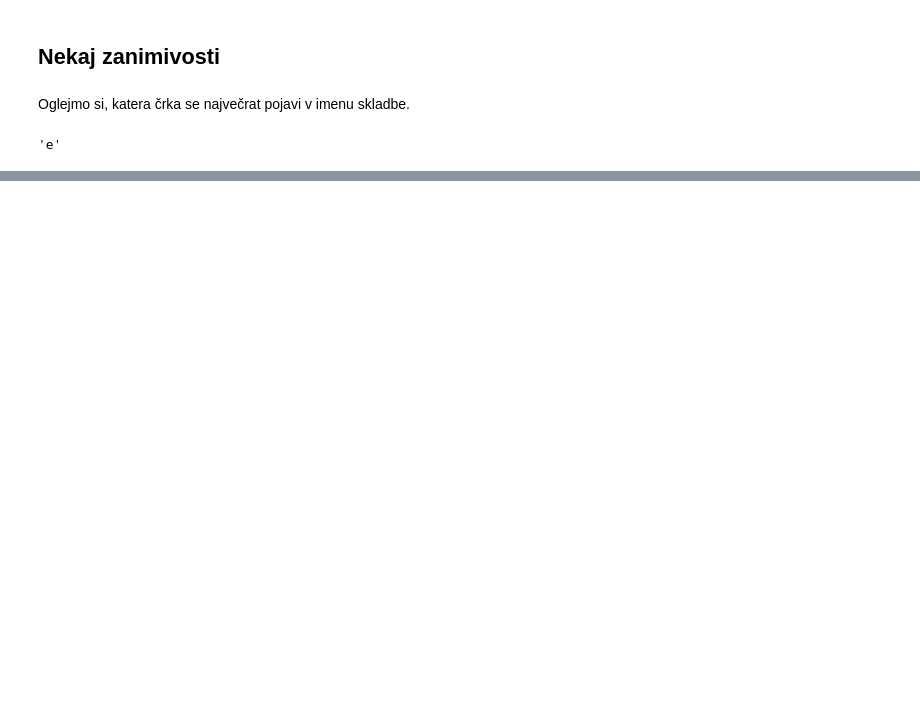
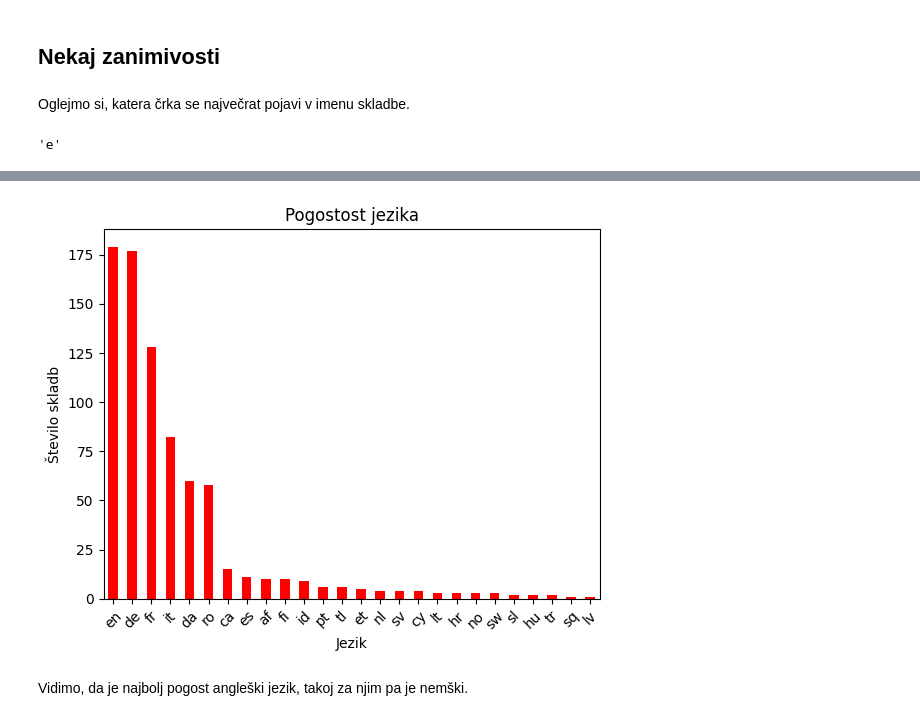
Before and after one commit to mm86903/UVP, a Jupyter notebook: analiza_podatkov.ipynb, the cells around one changed output, grey strips where cells are left out. Saved outputs shown, nothing was run; the diff lists cells and outputs as text; code cells hidden in the pictures; blank space fills up the shorter version.

```diff
--- a/analiza_podatkov.ipynb
+++ b/analiza_podatkov.ipynb
@@ -223,0 +265,16 @@ najpogostejsa_crka
+# %%
+def zaznaj_jezik(tabela):
+    jeziki = []
+    for naslov in tabela.index:   #ne tabela["IME SKLADBE"], ker je to index_collll
+        if pd.isna(naslov):   #preverimo ce je NaN
+            continue
+        try:
+            jezik =  detect(naslov)
+            jeziki.append(jezik)
+        except Exception:     #ce dobimo v try bloku napako se izvede to
+            jeziki.append(None)
+
+    return jeziki
+
+tabela["Jezik"] = zaznaj_jezik(tabela)
+tabela[["Jezik"]]
@@ -223,0 +296,13 @@ najpogostejsa_crka
+# %%
+pogostost_jezika = tabela["Jezik"].value_counts()
+
+pogostost_jezika.plot(kind="bar", color="red")
+plt.title("Pogostost jezika")
+plt.xlabel("Jezik")
+plt.ylabel("Število skladb")
+plt.xticks(rotation=45)
+plt.show()
+# %% [output]
+[figure, added]
+# %% [markdown]
+Vidimo, da je najbolj pogost angleški jezik, takoj za njim pa je nemški.
```
Also changed, not shown: parts of 8 cells of this notebook.
